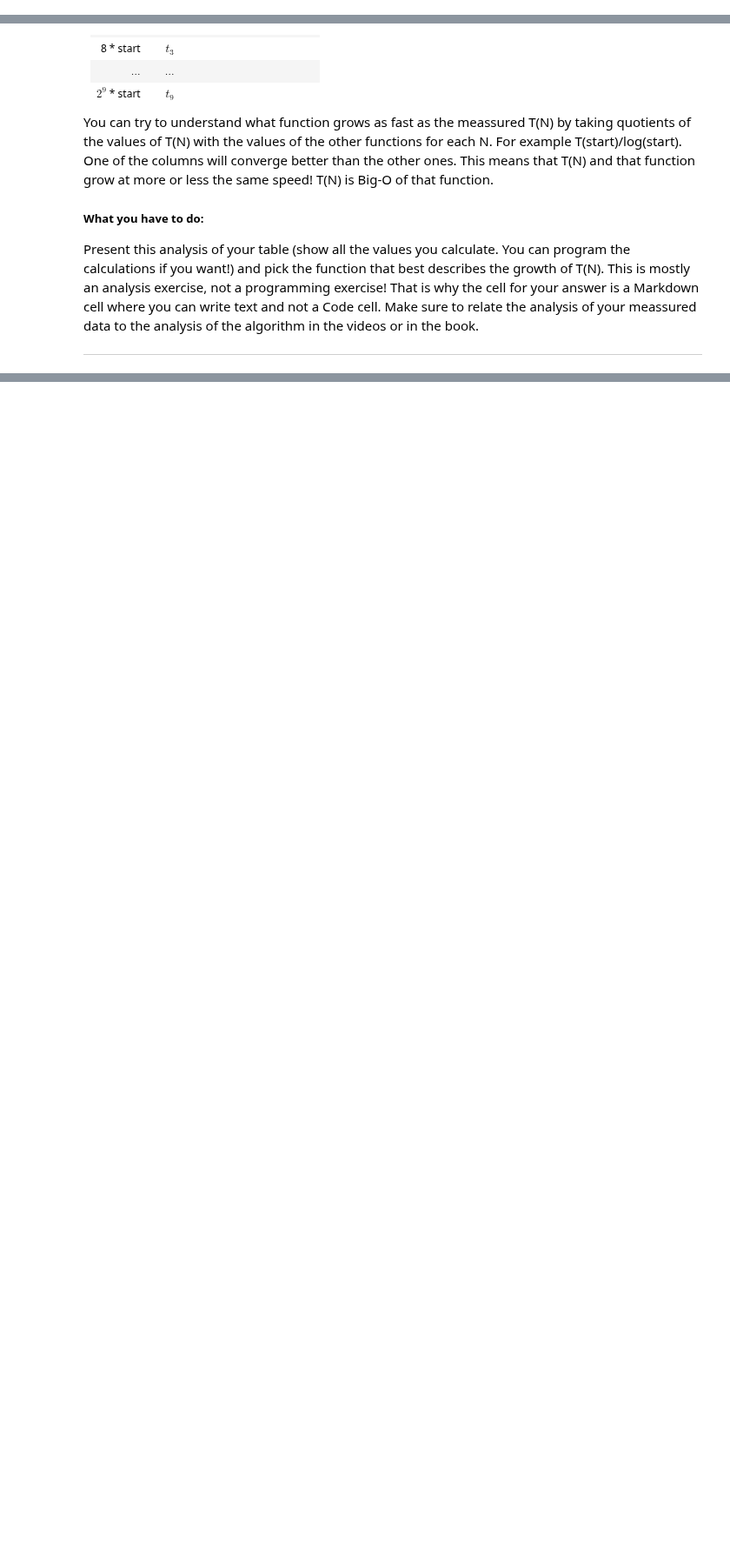
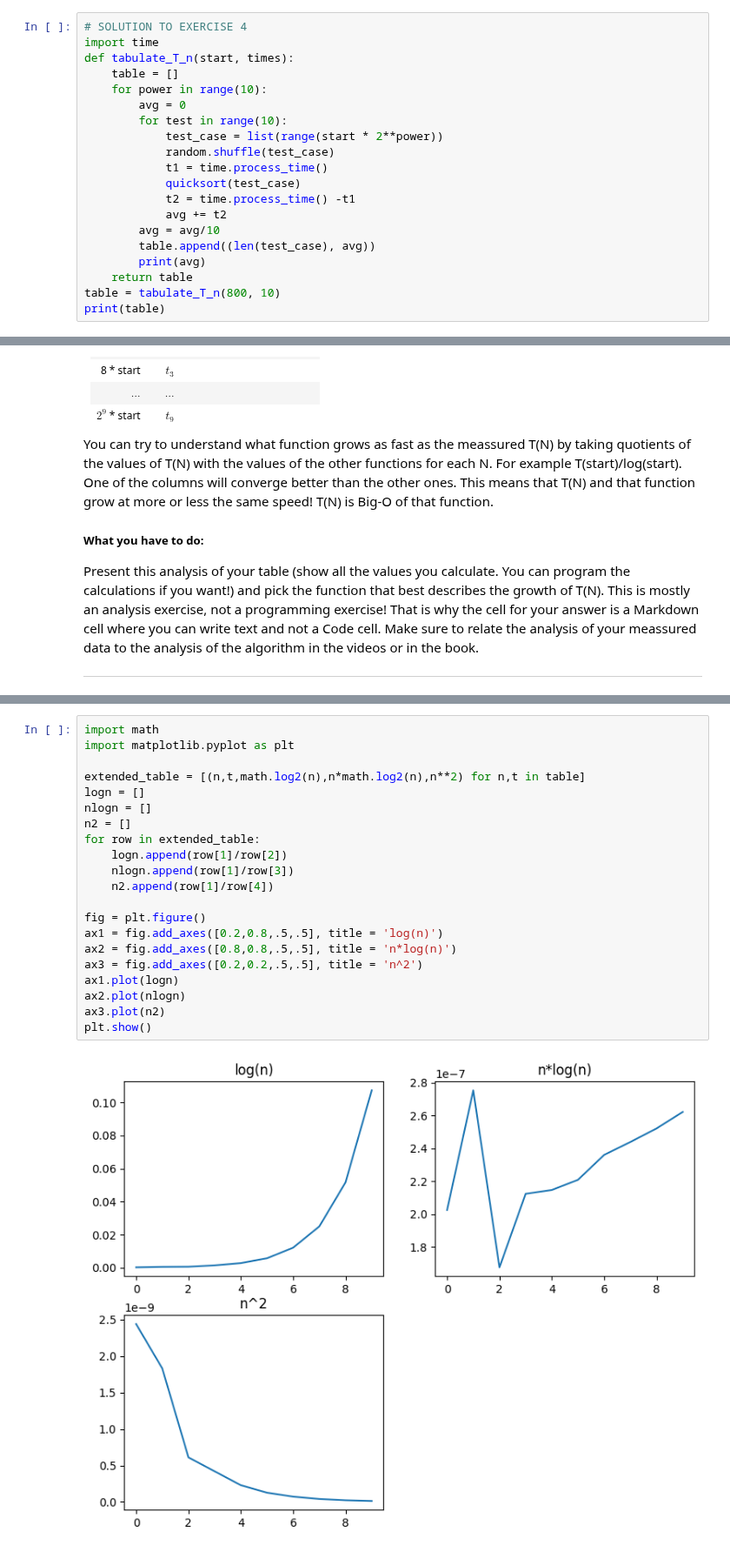
Before and after one commit to roastbread/Schoolnotebook, a Jupyter notebook: laboration-1.ipynb, the cells around one changed output, grey strips where cells are left out. Shown at 87% size. Saved outputs shown, nothing was run; the diff lists cells and outputs as text; blank space fills up the shorter version.

```diff
--- a/laboration-1.ipynb
+++ b/laboration-1.ipynb
@@ -435,0 +429,20 @@ def tabulate_T_n(start, times):
+# %%
+# SOLUTION TO EXERCISE 4
+import time
+def tabulate_T_n(start, times):
+    table = []
+    for power in range(10):
+        avg = 0
+        for test in range(10):
+            test_case = list(range(start * 2**power))
+            random.shuffle(test_case)
+            t1 = time.process_time()
+            quicksort(test_case)
+            t2 = time.process_time() -t1
+            avg += t2
+        avg = avg/10
+        table.append((len(test_case), avg))
+        print(avg)
+    return table
+table = tabulate_T_n(800, 10)
+print(table)
@@ -479,0 +493,23 @@
+# %%
+import math
+import matplotlib.pyplot as plt
+
+extended_table = [(n,t,math.log2(n),n*math.log2(n),n**2) for n,t in table]
+logn = []
+nlogn = []
+n2 = []
+for row in extended_table:
+    logn.append(row[1]/row[2])
+    nlogn.append(row[1]/row[3])
+    n2.append(row[1]/row[4])
+
+fig = plt.figure()
+ax1 = fig.add_axes([0.2,0.8,.5,.5], title = 'log(n)')
+ax2 = fig.add_axes([0.8,0.8,.5,.5], title = 'n*log(n)')
+ax3 = fig.add_axes([0.2,0.2,.5,.5], title = 'n^2')
+ax1.plot(logn)
+ax2.plot(nlogn)
+ax3.plot(n2)
+plt.show()
+# %% [output]
+[figure, added]
```
Also changed, not shown: parts of 5 cells of this notebook.
